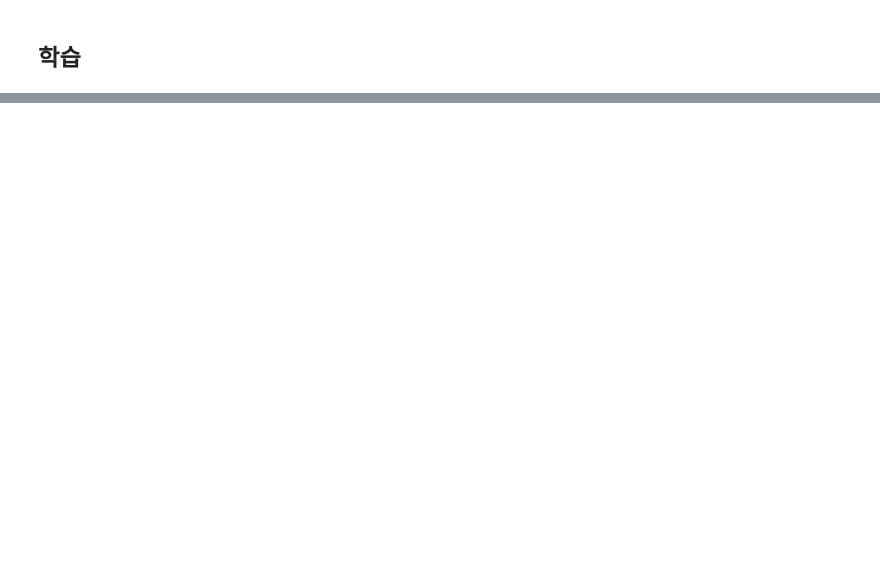
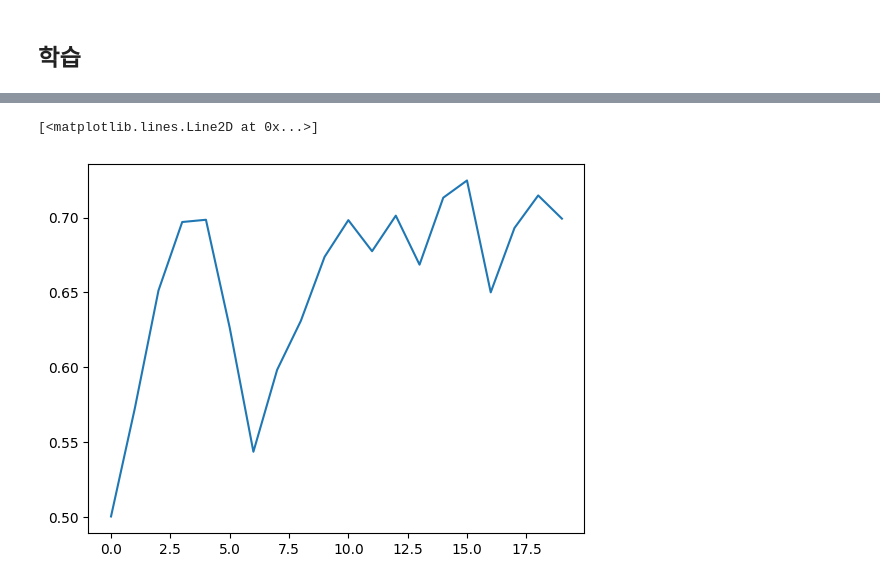
Before and after one commit to LimYooyeol/AI-models, a Jupyter notebook: NLP/classification/RNN.ipynb, the cells around one changed output, grey strips where cells are left out. Saved outputs shown, nothing was run; the diff lists cells and outputs as text; code cells hidden in the pictures; blank space fills up the shorter version.

```diff
--- a/NLP/classification/RNN.ipynb
+++ b/NLP/classification/RNN.ipynb
@@ -296,0 +354,5 @@ plt.plot(result[2:])
+# %%
+plt.plot(result[0])
+# %% [output]
+[<matplotlib.lines.Line2D at 0x...>]
+[figure, added]
```
Also changed, not shown: parts of 20 cells of this notebook.
